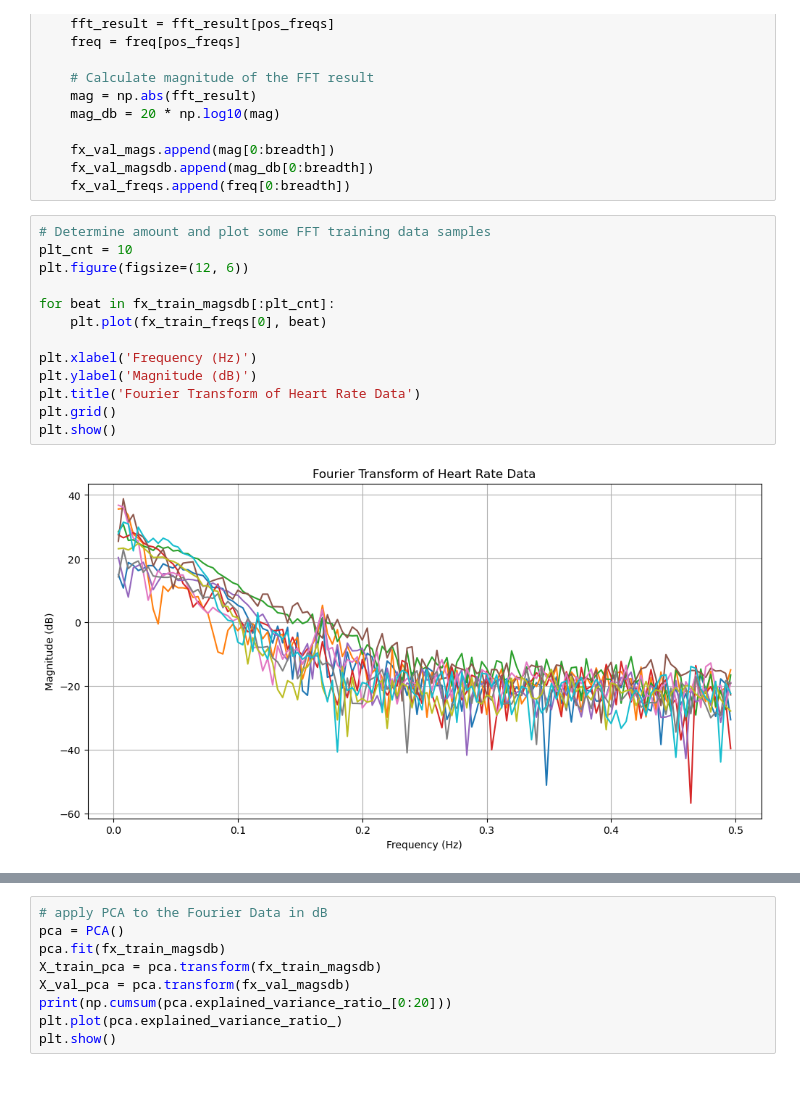
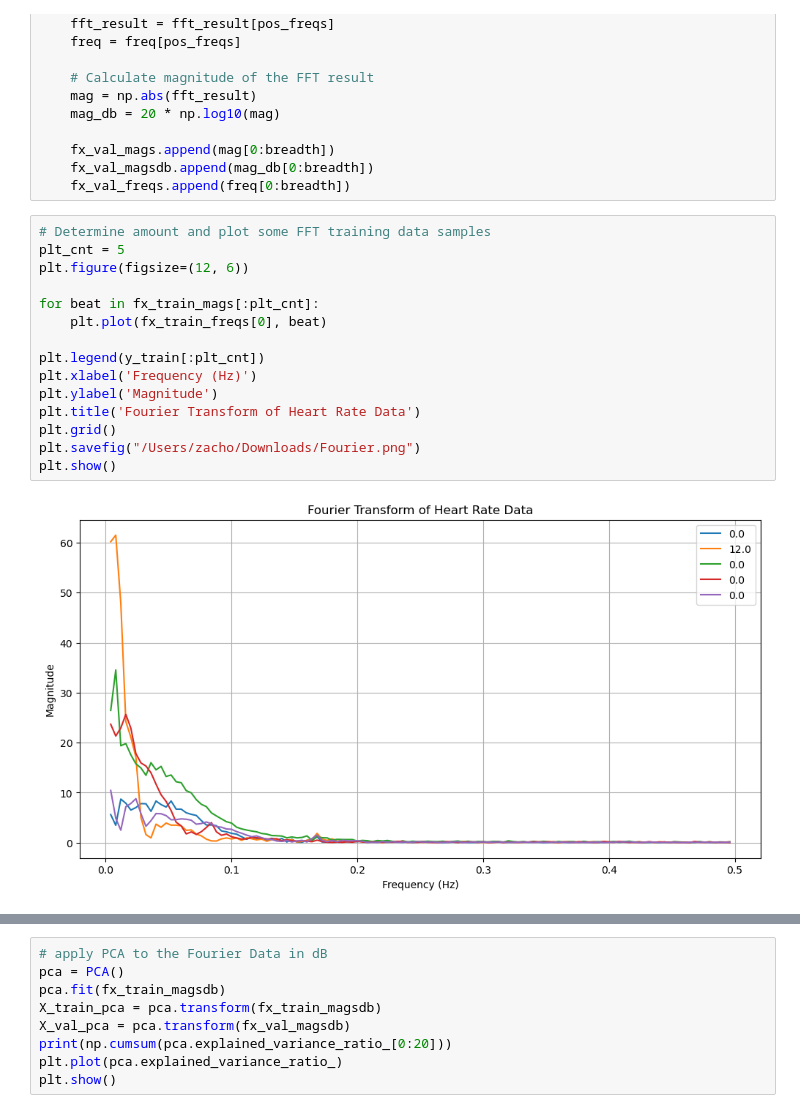
Before and after one commit to zachorrie/ML_ASS, a Jupyter notebook: CS_ARR.ipynb, the cells around one changed output, grey strips where cells are left out. Cells and saved outputs as stored; diff of their text form; blank space fills up the shorter version.

```diff
--- a/CS_ARR.ipynb
+++ b/CS_ARR.ipynb
@@ -122,18 +122,20 @@ for beat in fx_val[:cnt]:
     fx_val_freqs.append(freq[0:breadth])
 # %%
 # Determine amount and plot some FFT training data samples
-plt_cnt = 10
+plt_cnt = 5
 plt.figure(figsize=(12, 6))
 
-for beat in fx_train_magsdb[:plt_cnt]:
+for beat in fx_train_mags[:plt_cnt]:
     plt.plot(fx_train_freqs[0], beat)
 
+plt.legend(y_train[:plt_cnt])
 plt.xlabel('Frequency (Hz)')
-plt.ylabel('Magnitude (dB)')
+plt.ylabel('Magnitude')
 plt.title('Fourier Transform of Heart Rate Data')
 plt.grid()
+plt.savefig("/Users/zacho/Downloads/Fourier.png")
 plt.show()
 # %% [output]
-[figure, old version]
+[figure, new version]
 # %%
 # Determine amount and plot some FFT validation data samples
```
Also changed, not shown: parts of 1 cell of this notebook.
